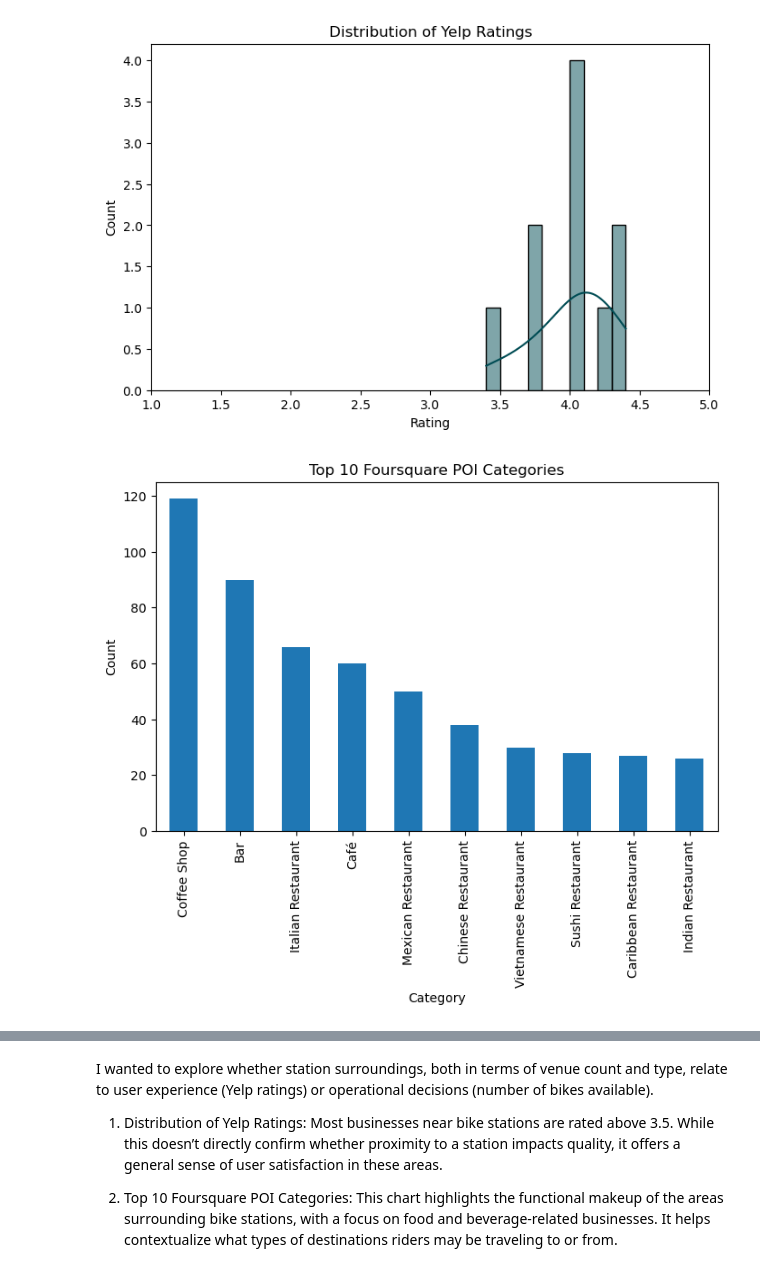
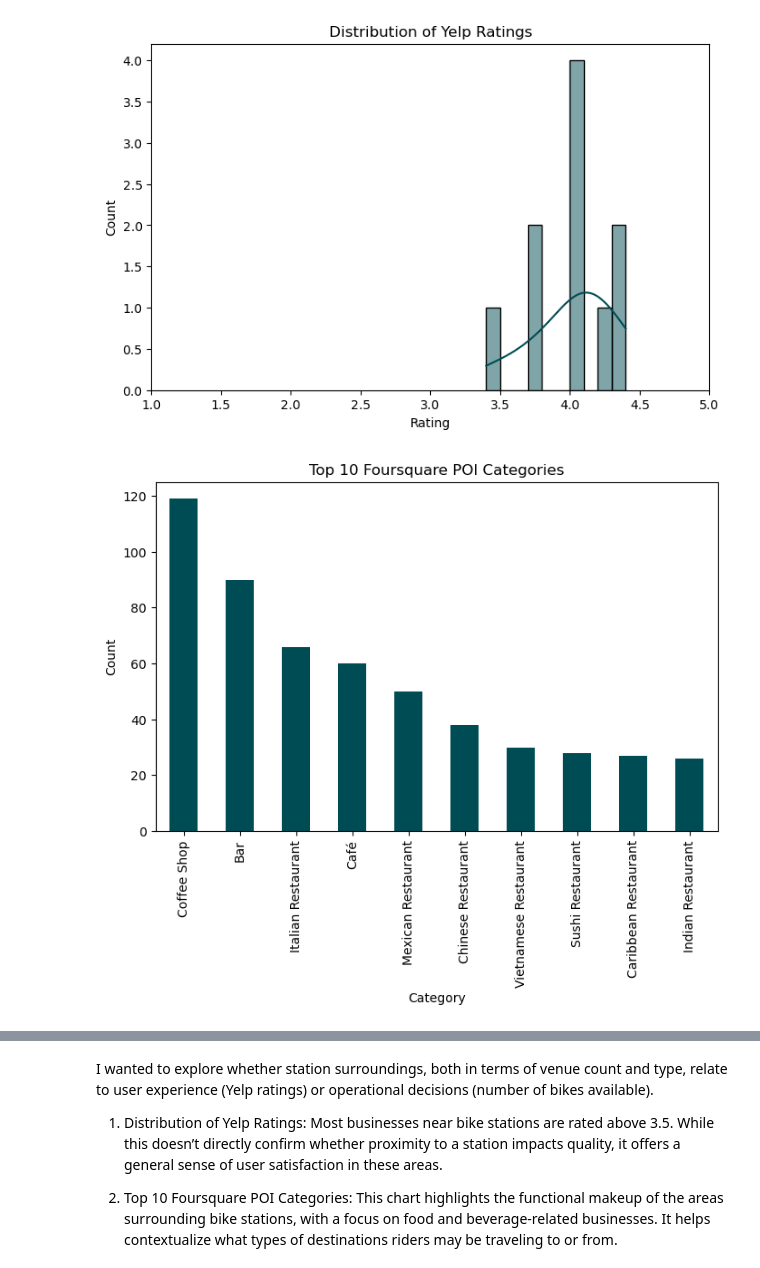
Before and after one commit to Emm-Gil/Statistical-Mod-Python, a Jupyter notebook: notebooks/joining_data.ipynb, the cells around one changed output, grey strips where cells are left out. Drawn from its saved outputs; the diff is of its cells as text; code cells hidden in the pictures.

```diff
--- a/notebooks/joining_data.ipynb
+++ b/notebooks/joining_data.ipynb
@@ -66,11 +77,12 @@ plt.show()
 # %% [output]
 [figure]
 # %%
-fs_phi_poi_clean["category"].value_counts().head(10).plot(kind="bar", figsize=(8,5))
+# plotting the top 10 most common FourSquare POI categories with a bar chart
+fs_phi_poi_clean["category"].value_counts().head(10).plot(kind="bar",figsize=(8, 5),color="#004C54")
 plt.title("Top 10 Foursquare POI Categories")
 plt.xlabel("Category")
 plt.ylabel("Count")
 plt.show()
 # %% [output]
-[figure, old version]
+[figure, new version]
 # %%
```
Also changed, not shown: parts of 17 cells of this notebook, 2 other files.
